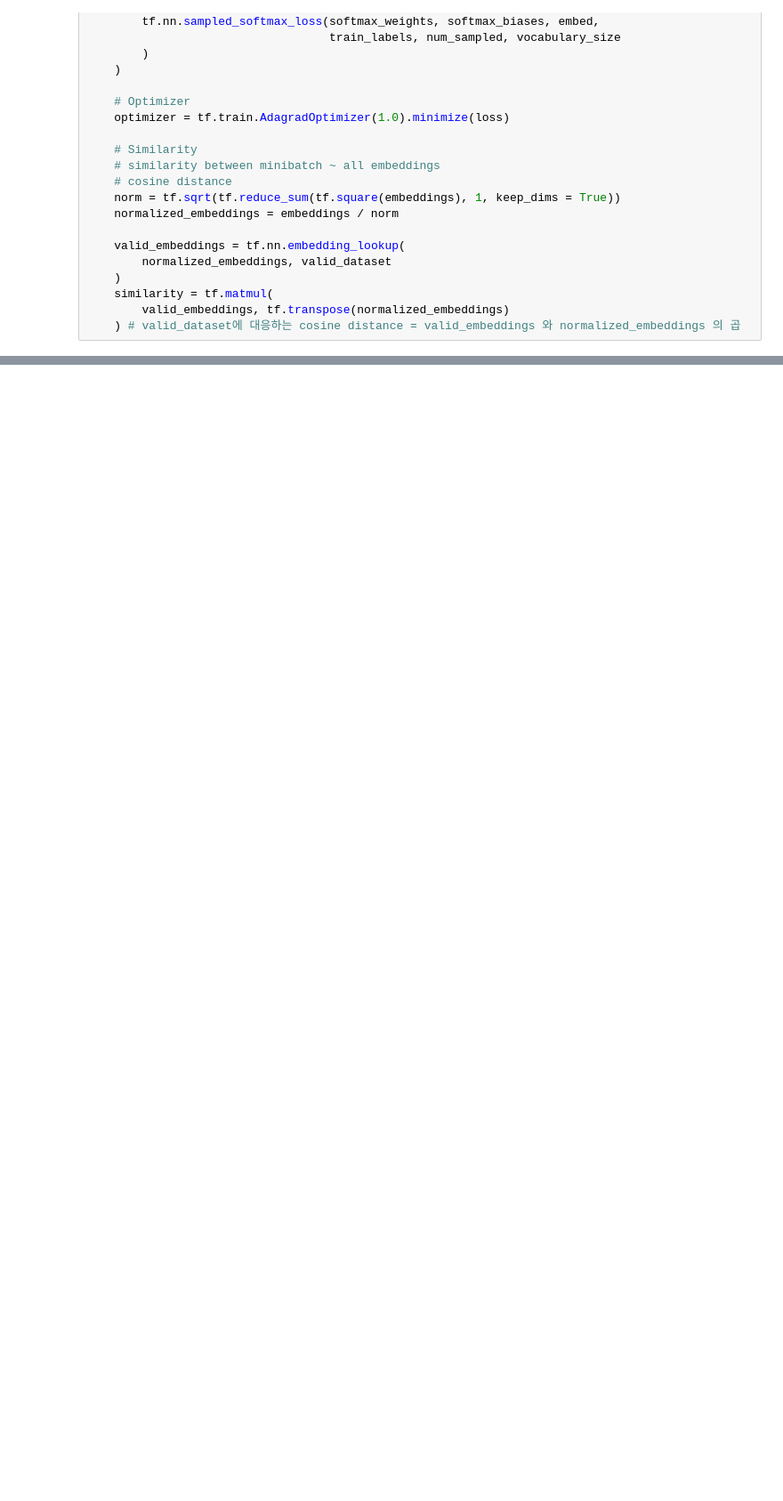
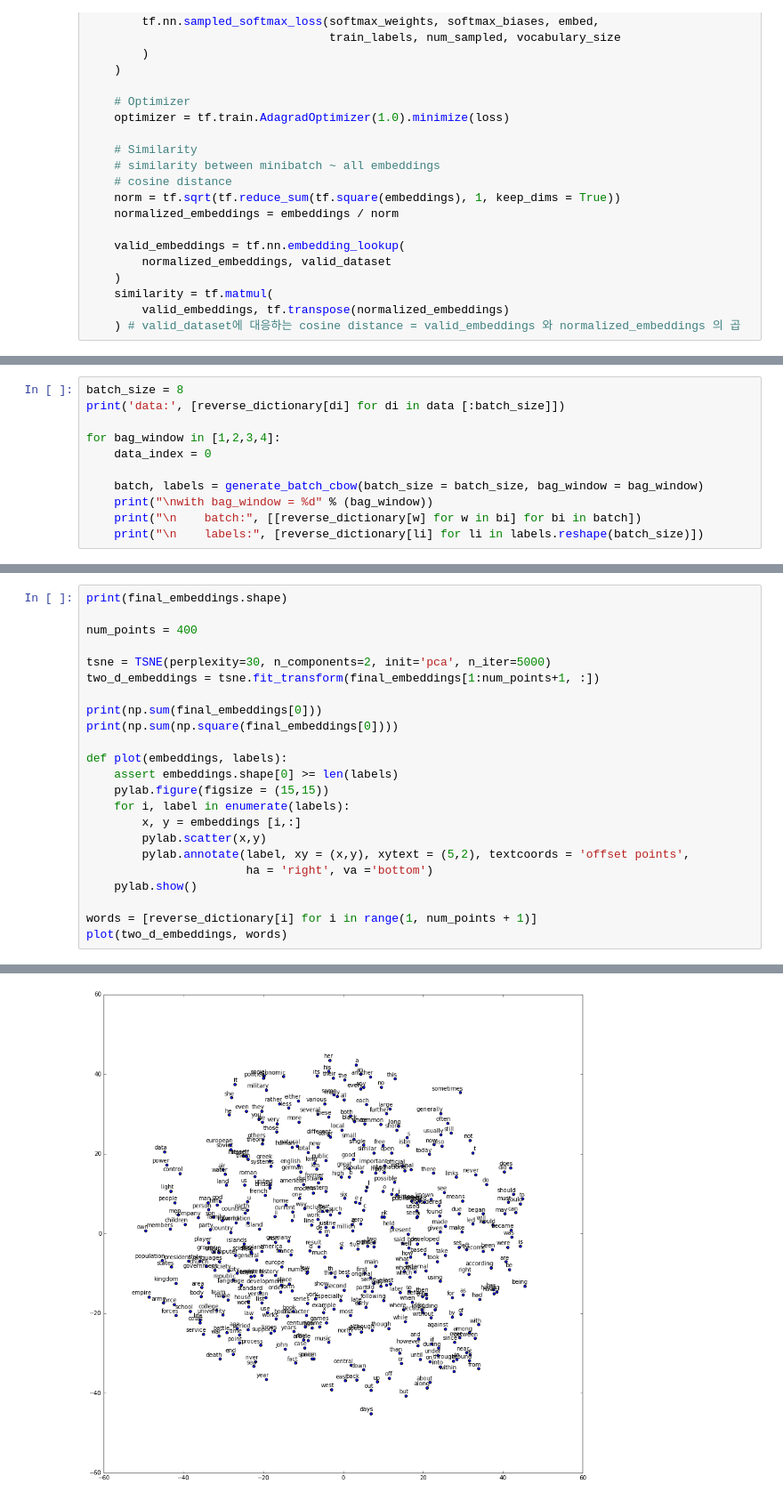
Before and after one commit to j-min/Udacity_Deep-Learning_Assignments, a Jupyter notebook: 5_word2vec_j-min.ipynb, the cells around one changed output, grey strips where cells are left out. Shown: that part at 89% size. Saved outputs shown, nothing was run; the diff lists cells and outputs as text; blank space fills up the shorter version.

Commit message:
CBOW update

```diff
--- a/5_word2vec_j-min.ipynb
+++ b/5_word2vec_j-min.ipynb
@@ -391,0 +511,11 @@ plot(two_d_embeddings, words)
+# %%
+batch_size = 8
+print('data:', [reverse_dictionary[di] for di in data [:batch_size]])
+
+for bag_window in [1,2,3,4]:
+    data_index = 0
+
+    batch, labels = generate_batch_cbow(batch_size = batch_size, bag_window = bag_window)
+    print("\nwith bag_window = %d" % (bag_window))
+    print("\n    batch:", [[reverse_dictionary[w] for w in bi] for bi in batch])
+    print("\n    labels:", [reverse_dictionary[li] for li in labels.reshape(batch_size)])
@@ -391,0 +668,24 @@ plot(two_d_embeddings, words)
+# %%
+print(final_embeddings.shape)
+
+num_points = 400
+
+tsne = TSNE(perplexity=30, n_components=2, init='pca', n_iter=5000)
+two_d_embeddings = tsne.fit_transform(final_embeddings[1:num_points+1, :])
+
+print(np.sum(final_embeddings[0]))
+print(np.sum(np.square(final_embeddings[0])))
+
+def plot(embeddings, labels):
+    assert embeddings.shape[0] >= len(labels)
+    pylab.figure(figsize = (15,15))
+    for i, label in enumerate(labels):
+        x, y = embeddings [i,:]
+        pylab.scatter(x,y)
+        pylab.annotate(label, xy = (x,y), xytext = (5,2), textcoords = 'offset points',
+                       ha = 'right', va ='bottom')
+    pylab.show()
+
+words = [reverse_dictionary[i] for i in range(1, num_points + 1)]
+plot(two_d_embeddings, words)
+# %% [output]
@@ -391,0 +695 @@ plot(two_d_embeddings, words)
+[figure, added]
```
Also changed, not shown: parts of 26 cells of this notebook.
